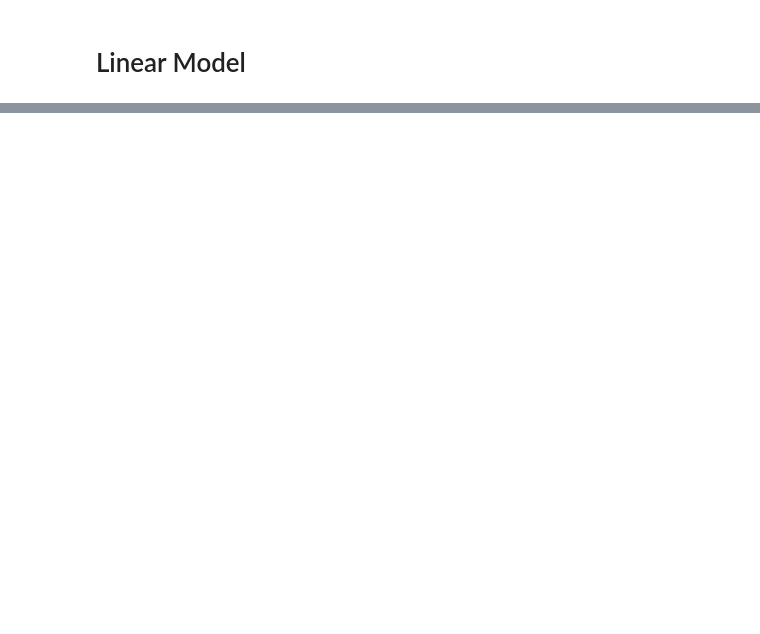
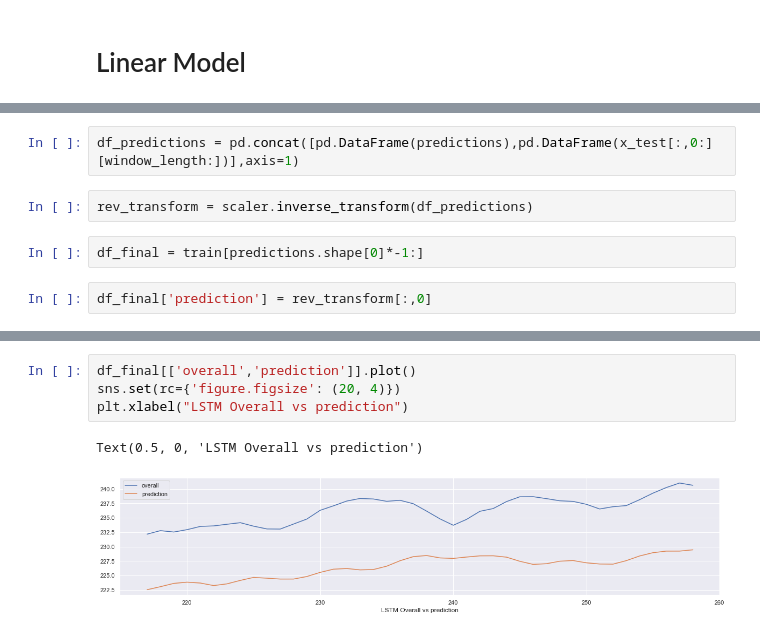
Before and after one commit to saichandra42/CPI-Prediction, a Jupyter notebook: notebooks/models.ipynb, the cells around one changed output, grey strips where cells are left out. Saved outputs shown, nothing was run; the diff lists cells and outputs as text; blank space fills up the shorter version.

Commit message:
LSTM Model added

```diff
--- a/notebooks/models.ipynb
+++ b/notebooks/models.ipynb
@@ -34,0 +269,8 @@ epochs = 10
+# %%
+df_predictions = pd.concat([pd.DataFrame(predictions),pd.DataFrame(x_test[:,0:][window_length:])],axis=1)
+# %%
+rev_transform = scaler.inverse_transform(df_predictions)
+# %%
+df_final = train[predictions.shape[0]*-1:]
+# %%
+df_final['prediction'] = rev_transform[:,0]
@@ -34,0 +292,7 @@ epochs = 10
+# %%
+df_final[['overall','prediction']].plot()
+sns.set(rc={'figure.figsize': (20, 4)})
+plt.xlabel("LSTM Overall vs prediction")
+# %% [output]
+Text(0.5, 0, 'LSTM Overall vs prediction')
+[figure, added]
```
Also changed, not shown: parts of 27 cells of this notebook, 10 other files.
